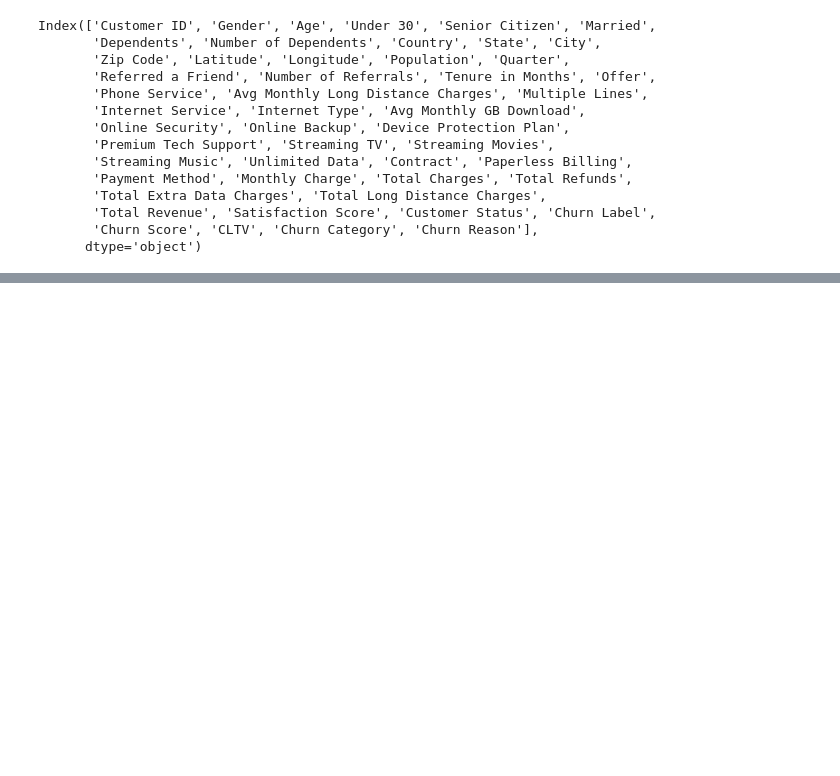
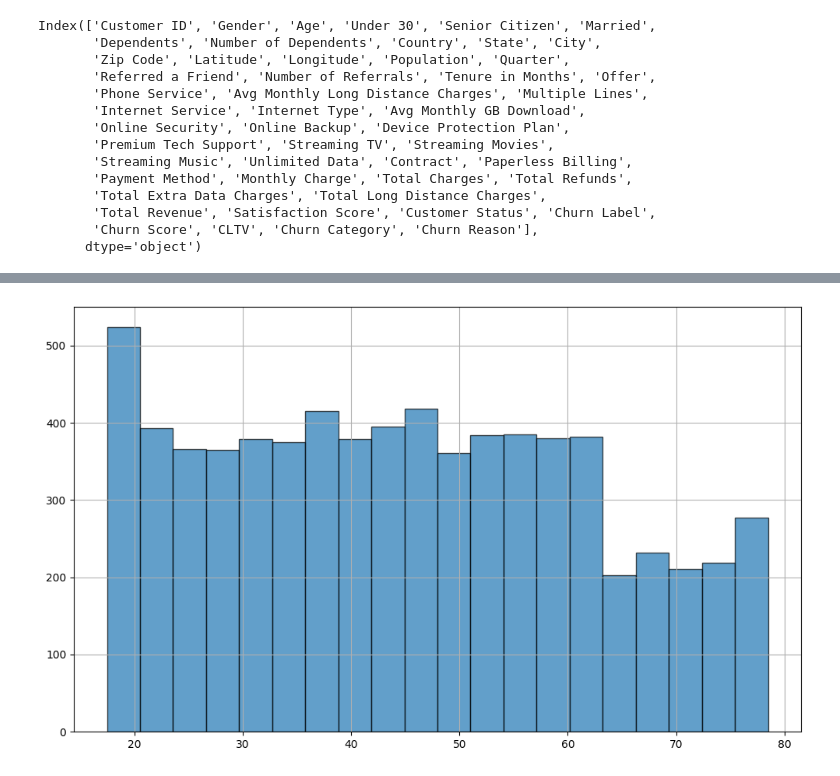
Before and after one commit to Seenuprime/Data-Analytics, a Jupyter notebook: Customer_churn.ipynb, the cells around one changed output, grey strips where cells are left out. Saved outputs shown, nothing was run; the diff lists cells and outputs as text; code cells hidden in the pictures; blank space fills up the shorter version.

```diff
--- a/Customer_churn.ipynb
+++ b/Customer_churn.ipynb
@@ -100,0 +60,7 @@ df = df.map(lambda x: 0 if str(x) =='Yes' else 1 if str(x) == 'No' else str(x))
+# %%
+plt.figure(figsize=(10, 6))
+plt.grid()
+plt.bar(bin_edges[:-1], hist, width=np.diff(bin_edges), edgecolor='black', alpha=0.7)
+plt.tight_layout()
+# %% [output]
+[figure, added]
```
Also changed, not shown: parts of 9 cells of this notebook.
